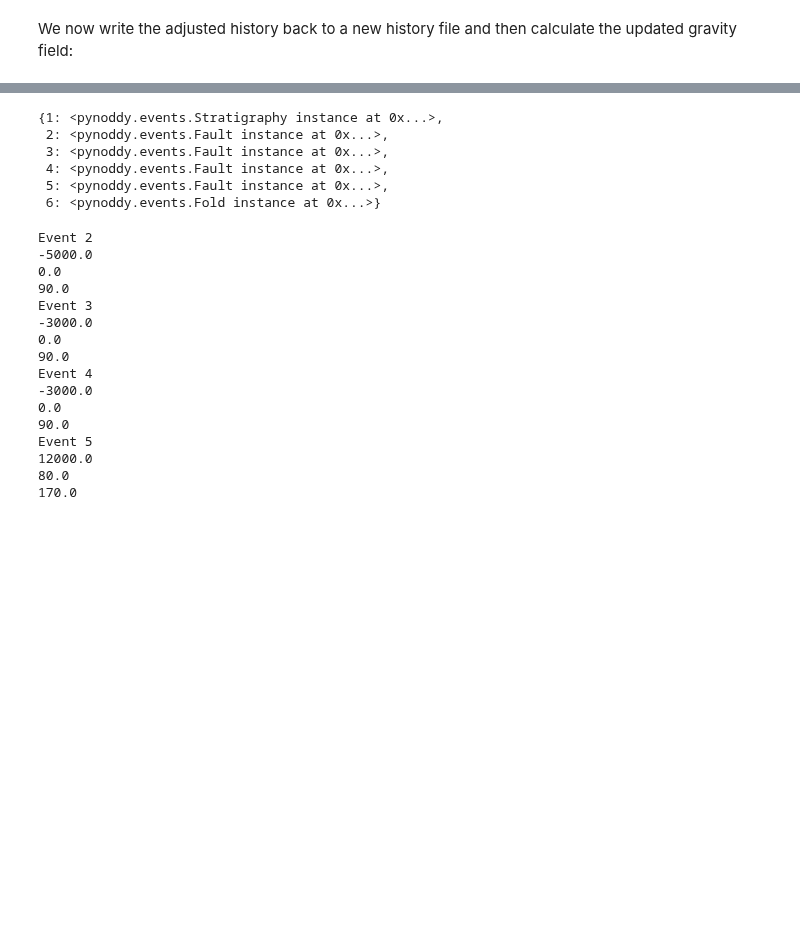
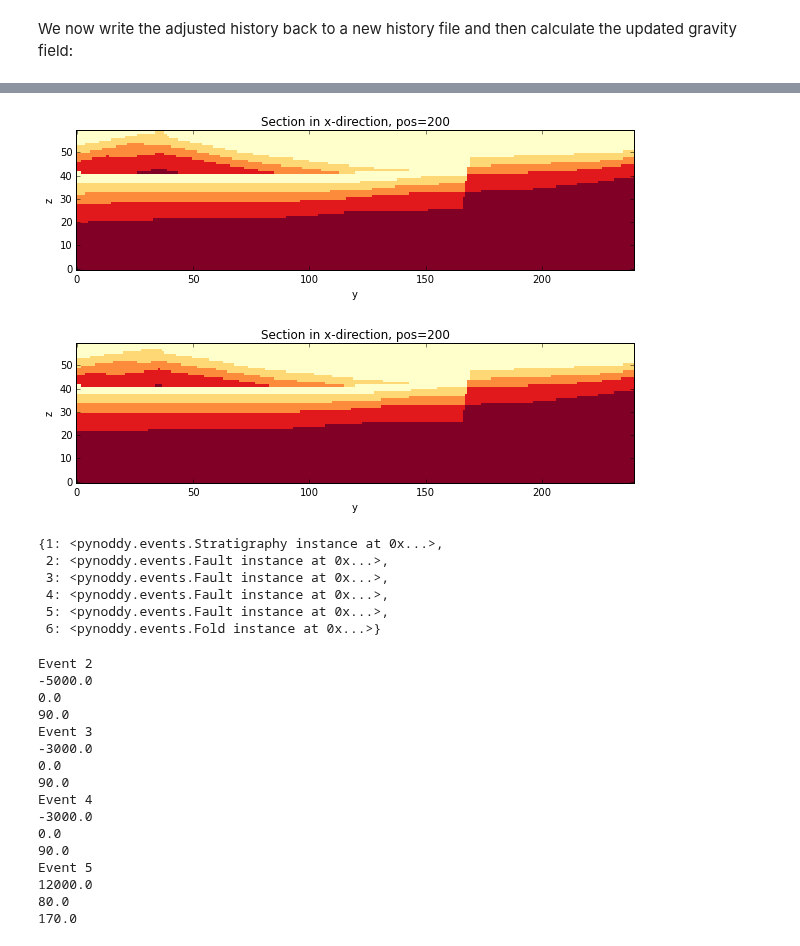
Before and after one commit to cgre-aachen/pynoddy, a Jupyter notebook: docs/notebooks/Paper-Fig3-4-Read-Geophysics.ipynb, the cells around one changed output, grey strips where cells are left out. Cells and saved outputs as stored; diff of their text form; code cells hidden in the pictures; blank space fills up the shorter version.

```diff
--- a/docs/notebooks/Paper-Fig3-4-Read-Geophysics.ipynb
+++ b/docs/notebooks/Paper-Fig3-4-Read-Geophysics.ipynb
@@ -174,3 +210,10 @@ colorbar(orientation = 'horizontal')
+# %%
+# compare sections through model
+geo_changed.plot_section('x', colorbar = False)
+h_out.plot_section('x', colorbar = False)
+# %% [output]
+[figure, added]
+[figure, added]
 # %%
 his.events
 # %% [output]
```
Also changed, not shown: parts of 17 cells of this notebook, 5 other files.
